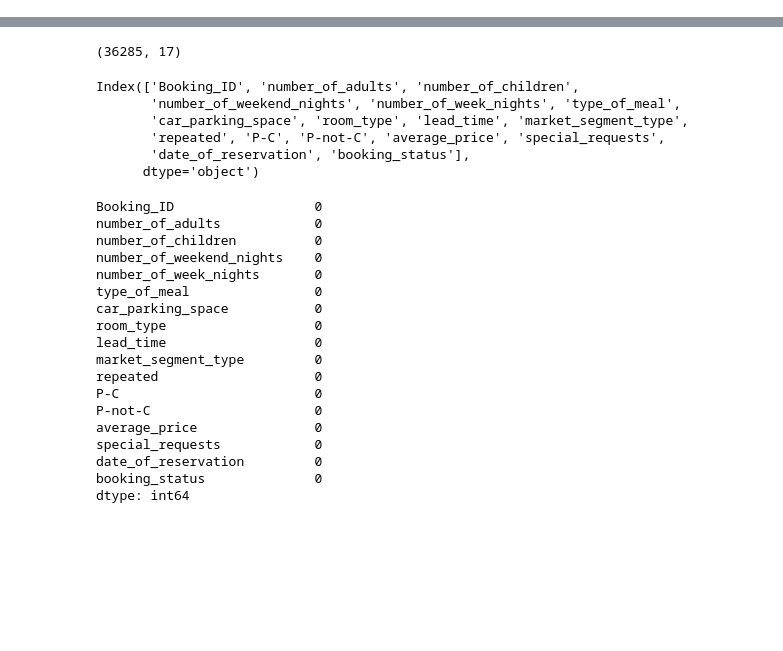
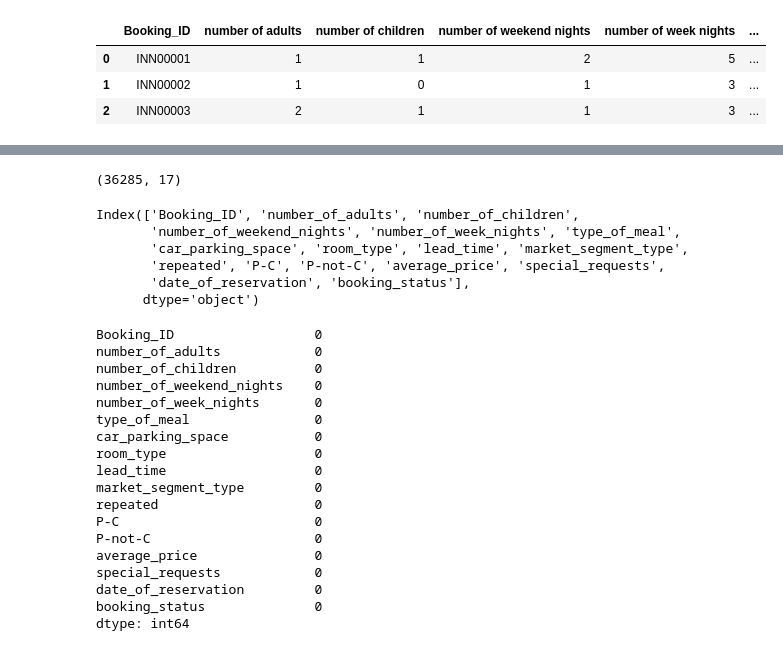
Before and after one commit to jishan900/Hotel-Booking-Cancellation-Prediction-Using-Bayesian-Modeling, a Jupyter notebook: Initial.ipynb, the cells around one changed output, grey strips where cells are left out. Drawn from its saved outputs; the diff is of its cells as text; code cells hidden in the pictures; blank space fills up the shorter version.

```diff
--- a/Initial.ipynb
+++ b/Initial.ipynb
@@ -9,4 +9,11 @@ from sklearn.ensemble import RandomForestClassifier
 from sklearn.metrics import accuracy_score, classification_report
 import pymc3 as pm
 # %%
-df = pd.read_csv('D:/Germany/Study Files-TUD/TU Dortmund/--------Semester-8-Winter Term--------2023-2024/Applied Bayesian Data Analysis/Project/booking_new.csv')
+df = pd.read_csv('D:/Germany/Study Files-TUD/TU Dortmund/--------Semester-8-Winter Term--------2023-2024/Applied Bayesian Data Analysis/Project/booking.csv')
+# %%
+df.head(3)
+# %% [output]
+|  | Booking_ID | number of adults | number of children | number of weekend nights | number of week nights | ... |
+| 0 | INN00001 | 1 | 1 | 2 | 5 | ... |
+| 1 | INN00002 | 1 | 0 | 1 | 3 | ... |
+| 2 | INN00003 | 2 | 1 | 1 | 3 | ... |
```
Also changed, not shown: parts of 11 cells of this notebook.
